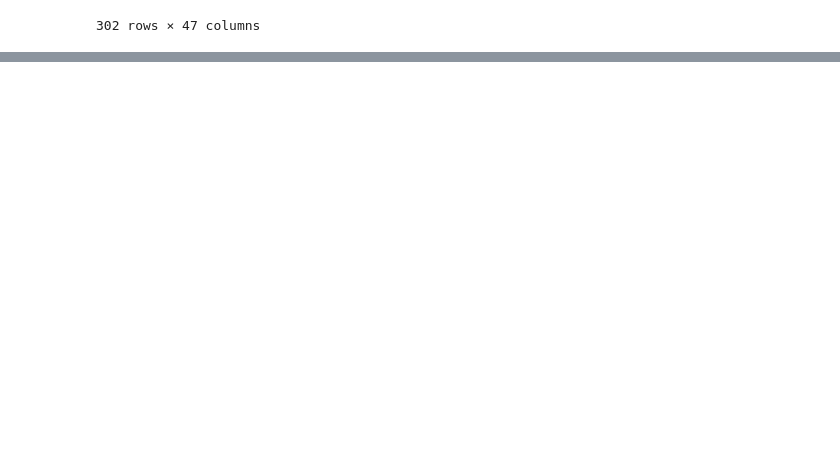
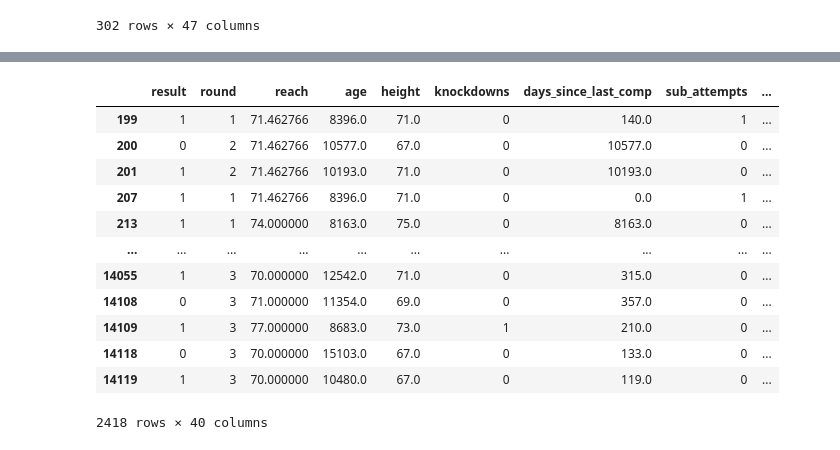
Before and after one commit to YeoWeiHan123/MMA-Contextual-Bandit, a Jupyter notebook: bt4014-mma.ipynb, the cells around one changed output, grey strips where cells are left out. Cells and saved outputs as stored; diff of their text form; code cells hidden in the pictures; blank space fills up the shorter version.

```diff
--- a/bt4014-mma.ipynb
+++ b/bt4014-mma.ipynb
@@ -234,3 +195,28 @@ late_lightweight
 | 14118 | 2023-04-15 | 0 | clay guida | rafa garcia | Orthodox | 1981-12-08 | Lightweight | U-DEC | 3 | 5:00 | ... | ... |
 | 14119 | 2023-04-15 | 1 | rafa garcia | clay guida | Orthodox | 1994-08-05 | Lightweight | U-DEC | 3 | 5:00 | ... | ... |
 302 rows × 47 columns
+# %%
+cleaned_lightweight = lightweight
+
+#null values
+average_reach_lightweight = cleaned_lightweight[cleaned_lightweight['division'] == 'Lightweight']['reach'].mean()
+cleaned_lightweight['reach'].fillna(average_reach_lightweight, inplace=True)
+
+cleaned_lightweight.dropna(subset=['stance', 'age', 'height'], inplace=True)
+
+#replace
+def time_to_seconds(time_str):
+    if pd.isnull(time_str):
+        return np.nan
+    minutes, seconds = map(int, time_str.split(':'))
+    return minutes * 60 + seconds
+
+specific_value = 216.1080438291005
+cleaned_lightweight.loc[cleaned_lightweight['days_since_last_comp'] == specific_value, 'days_since_last_comp'] = cleaned_lightweight['age']
+
+
+cleaned_lightweight['time_seconds'] = cleaned_lightweight['time'].apply(time_to_seconds)
+
+#remove columns
+columns_to_ignore = ['date', 'fighter', 'opponent', 'dob', 'division', 'referee', 'time', 'time_format']
+cleaned_lightweight.drop(columns=columns_to_ignore, inplace=True)
@@ -236,0 +241,17 @@ late_lightweight
+# %%
+#label encoding
+from sklearn.preprocessing import LabelEncoder
+
+# Initialize the LabelEncoder
+label_encoder = LabelEncoder()
+
+# Label encode 'stance' column
+if 'stance' in cleaned_lightweight.columns:
+    cleaned_lightweight['stance_encoded'] = label_encoder.fit_transform(cleaned_lightweight['stance'])
+
+# Label encode 'method' column
+if 'method' in cleaned_lightweight.columns:
+    cleaned_lightweight['method_encoded'] = label_encoder.fit_transform(cleaned_lightweight['method'])
+
+# Drop the original 'stance' and 'method' columns
+cleaned_lightweight.drop(columns=['stance', 'method'], inplace=True)
@@ -236,0 +273,16 @@ late_lightweight
+# %%
+cleaned_lightweight
+# %% [output]
+|  | result | round | reach | age | height | knockdowns | days_since_last_comp | sub_attempts | ... |
+| 199 | 1 | 1 | 71.462766 | 8396.0 | 71.0 | 0 | 140.0 | 1 | ... |
+| 200 | 0 | 2 | 71.462766 | 10577.0 | 67.0 | 0 | 10577.0 | 0 | ... |
+| 201 | 1 | 2 | 71.462766 | 10193.0 | 71.0 | 0 | 10193.0 | 0 | ... |
+| 207 | 1 | 1 | 71.462766 | 8396.0 | 71.0 | 0 | 0.0 | 1 | ... |
+| 213 | 1 | 1 | 74.000000 | 8163.0 | 75.0 | 0 | 8163.0 | 0 | ... |
+| ... | ... | ... | ... | ... | ... | ... | ... | ... | ... |
+| 14055 | 1 | 3 | 70.000000 | 12542.0 | 71.0 | 0 | 315.0 | 0 | ... |
+| 14108 | 0 | 3 | 71.000000 | 11354.0 | 69.0 | 0 | 357.0 | 0 | ... |
+| 14109 | 1 | 3 | 77.000000 | 8683.0 | 73.0 | 1 | 210.0 | 0 | ... |
+| 14118 | 0 | 3 | 70.000000 | 15103.0 | 67.0 | 0 | 133.0 | 0 | ... |
+| 14119 | 1 | 3 | 70.000000 | 10480.0 | 67.0 | 0 | 119.0 | 0 | ... |
+2418 rows × 40 columns
```
Also changed, not shown: parts of 11 cells of this notebook.
